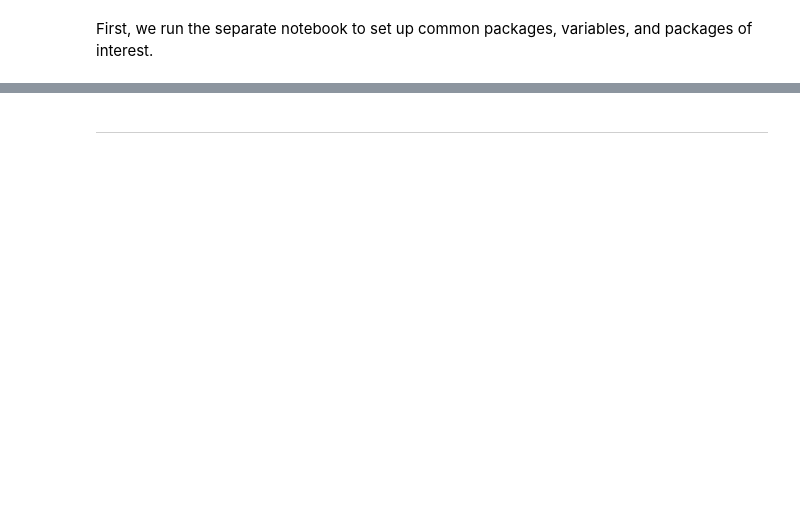
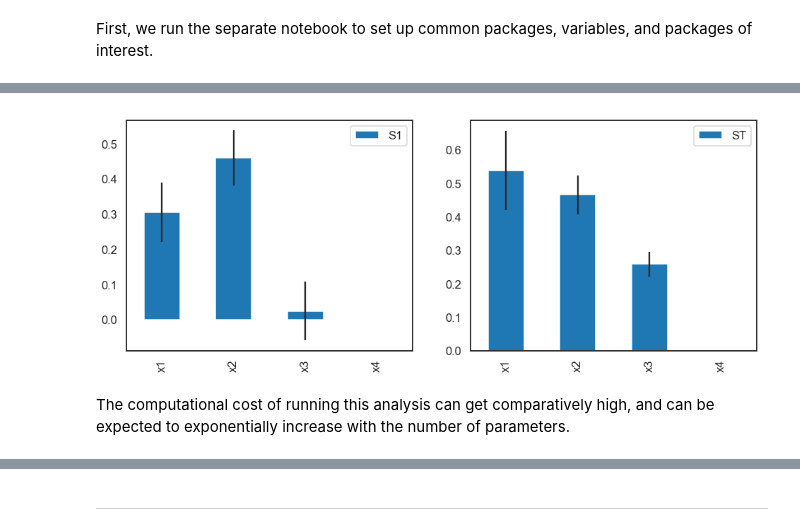
Before and after one commit to ConnectedSystems/oat-use, a Jupyter notebook: notebooks/2 GSA with inactive parameter.ipynb, the cells around one changed output, grey strips where cells are left out. Drawn from its saved outputs; the diff is of its cells as text; code cells hidden in the pictures; blank space fills up the shorter version.

```diff
--- a/notebooks/2 GSA with inactive parameter.ipynb
+++ b/notebooks/2 GSA with inactive parameter.ipynb
@@ -35,0 +71,11 @@ first.round(4)
+# %%
+from SALib.plotting.bar import plot as barplot
+
+fig, (ax1, ax2) = plt.subplots(1,2, figsize=(16,6))
+
+ax1 = barplot(Saltelli_1st, ax=ax1)
+ax2 = barplot(Saltelli_T, ax=ax2)
+# %% [output]
+[figure, added]
+# %% [markdown]
+The computational cost of running this analysis can get comparatively high, and can be expected to exponentially increase with the number of parameters.
```
Also changed, not shown: parts of 46 cells of this notebook, 3 other files.
